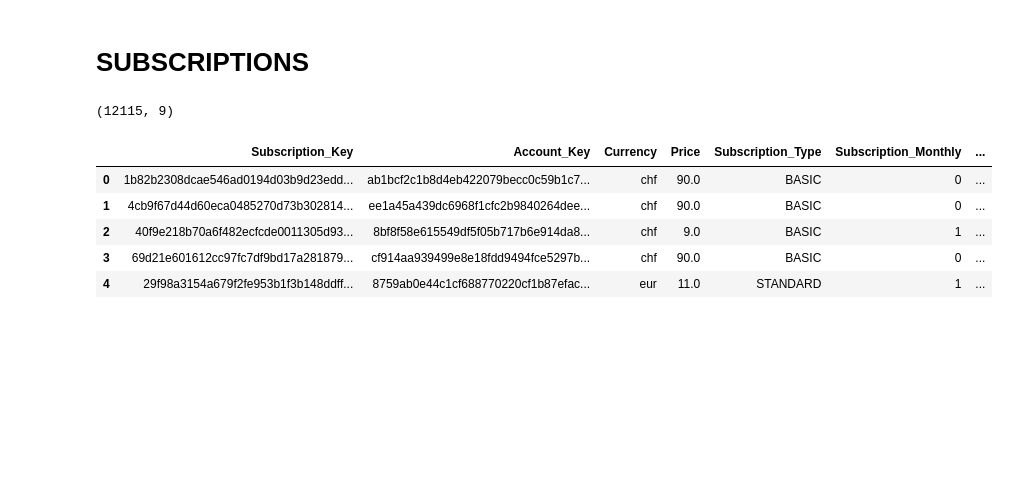
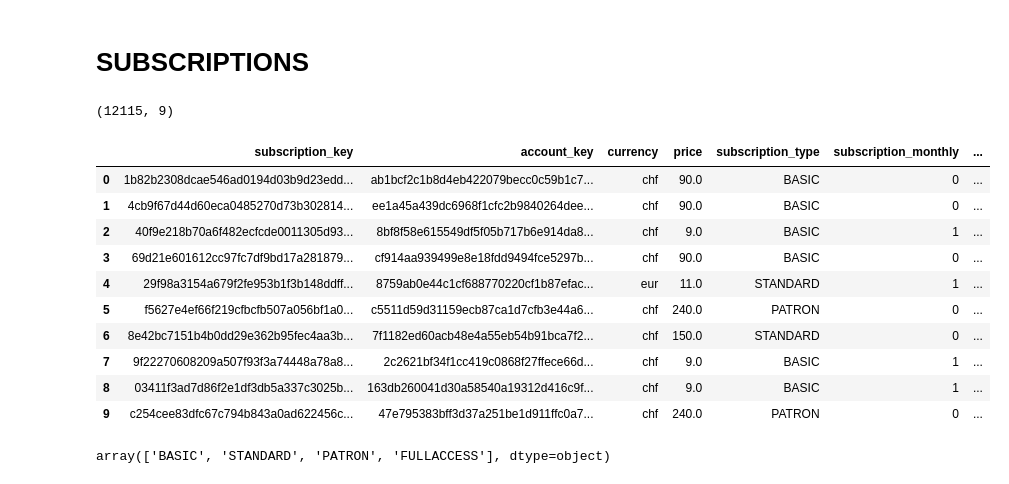
Before and after one commit to elisicke/Data-Analyst-Capstone-Project, a Jupyter notebook: Group.ipynb, the cells around one changed output. Cells and saved outputs as stored; diff of their text form; code cells hidden in the pictures; blank space fills up the shorter version.

Commit message:
added price column logic

```diff
--- a/Group.ipynb
+++ b/Group.ipynb
@@ -145,13 +144,24 @@ dtype: object
 # %%
 # Read subscriptions
 df_subscriptions = pd.read_csv(subscriptions)
+df_subscriptions.columns = df_subscriptions.columns.str.lower()
+
 display(df_subscriptions.shape)
-display(df_subscriptions.head())
+display(df_subscriptions.head(10))
 # %% [output]
 (12115, 9)
-|  | Subscription_Key | Account_Key | Currency | Price | Subscription_Type | Subscription_Monthly | ... |
+|  | subscription_key | account_key | currency | price | subscription_type | subscription_monthly | ... |
 | 0 | 1b82b2308dcae546ad0194d03b9d23edd... | ab1bcf2c1b8d4eb422079becc0c59b1c7... | chf | 90.0 | BASIC | 0 | ... |
 | 1 | 4cb9f67d44d60eca0485270d73b302814... | ee1a45a439dc6968f1cfc2b9840264dee... | chf | 90.0 | BASIC | 0 | ... |
 | 2 | 40f9e218b70a6f482ecfcde0011305d93... | 8bf8f58e615549df5f05b717b6e914da8... | chf | 9.0 | BASIC | 1 | ... |
 | 3 | 69d21e601612cc97fc7df9bd17a281879... | cf914aa939499e8e18fdd9494fce5297b... | chf | 90.0 | BASIC | 0 | ... |
 | 4 | 29f98a3154a679f2fe953b1f3b148ddff... | 8759ab0e44c1cf688770220cf1b87efac... | eur | 11.0 | STANDARD | 1 | ... |
+| 5 | f5627e4ef66f219cfbcfb507a056bf1a0... | c5511d59d31159ecb87ca1d7cfb3e44a6... | chf | 240.0 | PATRON | 0 | ... |
+| 6 | 8e42bc7151b4b0dd29e362b95fec4aa3b... | 7f1182ed60acb48e4a55eb54b91bca7f2... | chf | 150.0 | STANDARD | 0 | ... |
+| 7 | 9f22270608209a507f93f3a74448a78a8... | 2c2621bf34f1cc419c0868f27ffece66d... | chf | 9.0 | BASIC | 1 | ... |
+| 8 | 03411f3ad7d86f2e1df3db5a337c3025b... | 163db260041d30a58540a19312d416c9f... | chf | 9.0 | BASIC | 1 | ... |
+| 9 | c254cee83dfc67c794b843a0ad622456c... | 47e795383bff3d37a251be1d911ffc0a7... | chf | 240.0 | PATRON | 0 | ... |
+# %%
+df_subscriptions.subscription_type.unique()
+# %% [output]
+array(['BASIC', 'STANDARD', 'PATRON', 'FULLACCESS'], dtype=object)
```
Also changed, not shown: parts of 6 cells of this notebook.
